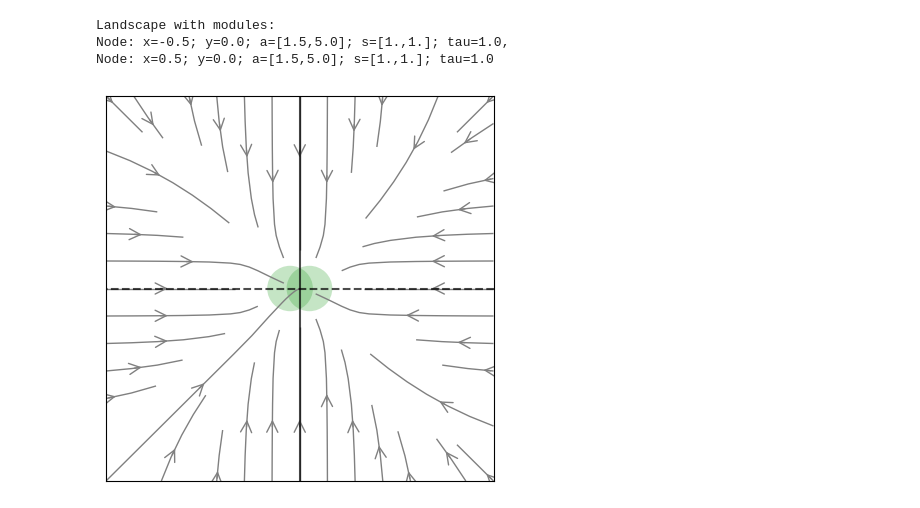
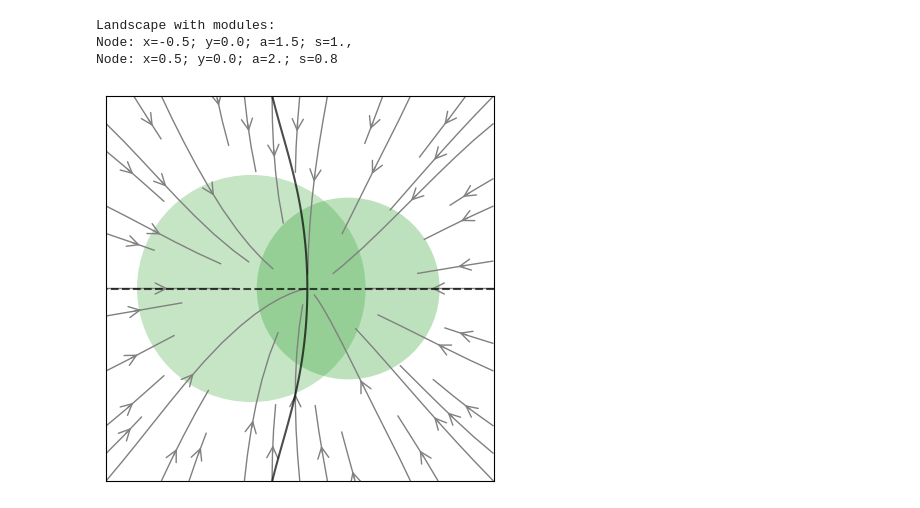
Before and after one commit to victoria-mochulska/evoscape, a Jupyter notebook: examples/example_basics_eric.ipynb, the cells around one changed output. Drawn from its saved outputs; the diff is of its cells as text; code cells hidden in the pictures.

```diff
--- a/examples/example_basics_eric.ipynb
+++ b/examples/example_basics_eric.ipynb
@@ -34,11 +37,15 @@ plt.rcParams.update({'font.size': 15})
 # M1 = Node(x=-0.5, y=0., a=[1.5,5.], s=[1.,1.])
 # M2 = Node(x=0.5, y=0., a=[1.5,5.], s=[1.,1.])
 
-M1 = Node(x=-0.5, y=0., a=[1.5,5.], s=[1.,1.], tau=1.)
-M2 = Node(x=0.5, y=0., a=[1.5,5.], s=[1.,1.], tau=1.)
+# M1 = Node(x=-0.5, y=0., a=[1.5,5.], s=[1.,1.], tau=1.)
+# M2 = Node(x=0.5, y=0., a=[1.5,5.], s=[1.,1.], tau=1.)
 
-# M1 = Node(x=-0.5, y=0., a=1.5, s=1.)
-# M2 = Node(x=0.5, y=0., a=2., s=0.8)
+#Biseparation
+M1 = Node(x=-0.5, y=0., a=1.5, s=1.)
+M2 = Node(x=0.5, y=0., a=2., s=0.8)
+
+# M1 = UnstableNode(x=0., y=0., a=2., s=1.)
+# M2 = Node(x=1., y=0., a=0.5, s=0.8)
 
 module_list = [M1, M2]
 
@@ -52,8 +59,8 @@ module_list = [M1, M2]
 # Definition of the landscape
 # landscape = Landscape(module_list, A0 = 0.01, regime=mr_const, n_regimes=2)
 # landscape = Landscape(module_list, A0 = 0.01, regime=mr_piecewise, n_regimes=2, morphogen_times=(5.,))
-landscape = Landscape(module_list, A0 = 0.01, regime=mr_sigmoid, n_regimes=2, morphogen_times=(5.,))
-
+# landscape = Landscape(module_list, A0 = 0.01, regime=mr_sigmoid, n_regimes=2, morphogen_times=(5.,))
+landscape = Landscape(module_list, A0 = 0.01, regime=mr_const, n_regimes=2)
 print(landscape)
 
 
@@ -65,10 +72,11 @@ q_init = jnp.tile(init_cond[:, None], (1, n))
 # Selection of the get_states function
 get_states = get_cell_states
 
-T, μ, λ, q_prob =1., 5., 1., (0.8,0.2)
+T, μ, λ, q_prob =1., 5., 1., (0.5,0.5)
 
 loss_params = T, μ, λ, q_prob
-fitness = biseparating_fitness
+# fitness = biseparating_fitness
+fitness = origin_leading_fitness
 
 # For signal regime
 signal_param = None
@@ -76,18 +84,18 @@ signal_param = None
 opt = optax.adam(lr)
 # %% [output]
 Landscape with modules:
-Node: x=-0.5; y=0.0; a=[1.5,5.0]; s=[1.,1.]; tau=1.0,
-Node: x=0.5; y=0.0; a=[1.5,5.0]; s=[1.,1.]; tau=1.0
+Node: x=-0.5; y=0.0; a=1.5; s=1.,
+Node: x=0.5; y=0.0; a=2.; s=0.8
 # %%
 # Parameters of vizualisation
-L = 10.
+L = 2.
 npoints = 201
 q = np.linspace(-L, L, npoints)
 xx, yy = np.meshgrid(q, q, indexing='xy')
 
 fig = visualize_landscape(landscape, xx, yy, regime=0, color_scheme='fp_types')
 # %% [output]
-[figure, old version]
+[figure, new version]
 # %%
 landscape.init_cells(n,landscape.init_cond,noise=init_noise)
 get_and_plot_traj(landscape,t0,tf,nt,L,noise)
```
Also changed, not shown: parts of 11 cells of this notebook, 5 other files.
